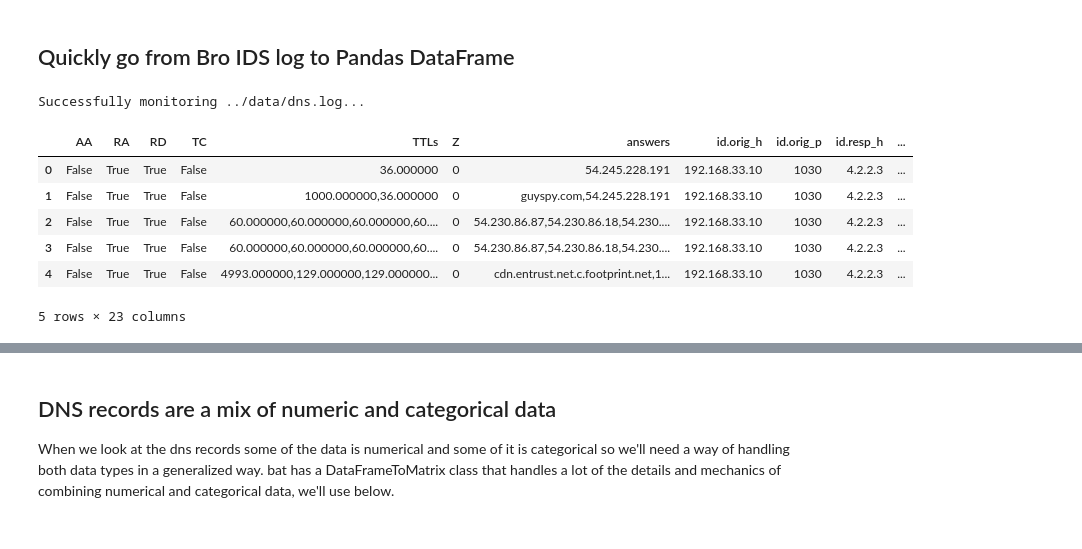
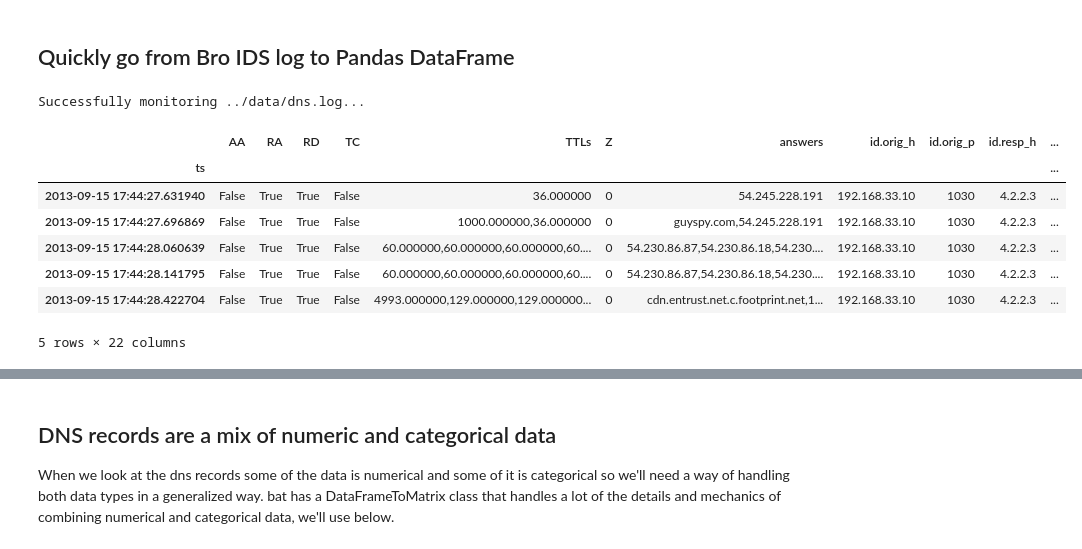
Before and after one commit to SuperCowPowers/zat, a Jupyter notebook: notebooks/Bro_to_Scikit_Learn.ipynb, the cells around one changed output, grey strips where cells are left out. Drawn from its saved outputs; the diff is of its cells as text; code cells hidden in the pictures.

Commit message:
convert all examples to use the new log_to_dataframe class

```diff
--- a/notebooks/Bro_to_Scikit_Learn.ipynb
+++ b/notebooks/Bro_to_Scikit_Learn.ipynb
@@ -53,23 +53,21 @@ Scikit Learn Version: 0.18.1
 # %% [markdown]
 ## Quickly go from Bro IDS log to Pandas DataFrame
 # %%
-# Load in the Bro IDS dns logs
-reader = bro_log_reader.BroLogReader('../data/dns.log')
-
-# Create a Pandas dataframe from reader
-bro_df = pd.DataFrame(reader.readrows())
+# Create a Pandas dataframe from a Bro log
+bro_df = log_to_dataframe.LogToDataFrame('../data/dns.log')
 
 # Print out the head of the dataframe
 bro_df.head()
 # %% [output]
 Successfully monitoring ../data/dns.log...
 |  | AA | RA | RD | TC | TTLs | Z | answers | id.orig_h | id.orig_p | id.resp_h | ... |
-| 0 | False | True | True | False | 36.000000 | 0 | 54.245.228.191 | 192.168.33.10 | 1030 | 4.2.2.3 | ... |
-| 1 | False | True | True | False | 1000.000000,36.000000 | 0 | guyspy.com,54.245.228.191 | 192.168.33.10 | 1030 | 4.2.2.3 | ... |
-| 2 | False | True | True | False | 60.000000,60.000000,60.000000,60.... | 0 | 54.230.86.87,54.230.86.18,54.230.... | 192.168.33.10 | 1030 | 4.2.2.3 | ... |
-| 3 | False | True | True | False | 60.000000,60.000000,60.000000,60.... | 0 | 54.230.86.87,54.230.86.18,54.230.... | 192.168.33.10 | 1030 | 4.2.2.3 | ... |
-| 4 | False | True | True | False | 4993.000000,129.000000,129.000000... | 0 | cdn.entrust.net.c.footprint.net,1... | 192.168.33.10 | 1030 | 4.2.2.3 | ... |
+| ts |  |  |  |  |  |  |  |  |  |  | ... |
+| 2013-09-15 17:44:27.631940 | False | True | True | False | 36.000000 | 0 | 54.245.228.191 | 192.168.33.10 | 1030 | 4.2.2.3 | ... |
+| 2013-09-15 17:44:27.696869 | False | True | True | False | 1000.000000,36.000000 | 0 | guyspy.com,54.245.228.191 | 192.168.33.10 | 1030 | 4.2.2.3 | ... |
+| 2013-09-15 17:44:28.060639 | False | True | True | False | 60.000000,60.000000,60.000000,60.... | 0 | 54.230.86.87,54.230.86.18,54.230.... | 192.168.33.10 | 1030 | 4.2.2.3 | ... |
+| 2013-09-15 17:44:28.141795 | False | True | True | False | 60.000000,60.000000,60.000000,60.... | 0 | 54.230.86.87,54.230.86.18,54.230.... | 192.168.33.10 | 1030 | 4.2.2.3 | ... |
+| 2013-09-15 17:44:28.422704 | False | True | True | False | 4993.000000,129.000000,129.000000... | 0 | cdn.entrust.net.c.footprint.net,1... | 192.168.33.10 | 1030 | 4.2.2.3 | ... |
-5 rows × 23 columns
+5 rows × 22 columns
 # %% [markdown]
 <div style="float: left; margin: 20px -10px 0px -40px"><img src="images/confused.jpg" width="200px"></div>
 <div style="float: right; margin: 20px -10px 0px -10px"><img src="images/pandas.png" width="300px"></div>
```
Also changed, not shown: parts of 1 cell of this notebook, 6 other files.
